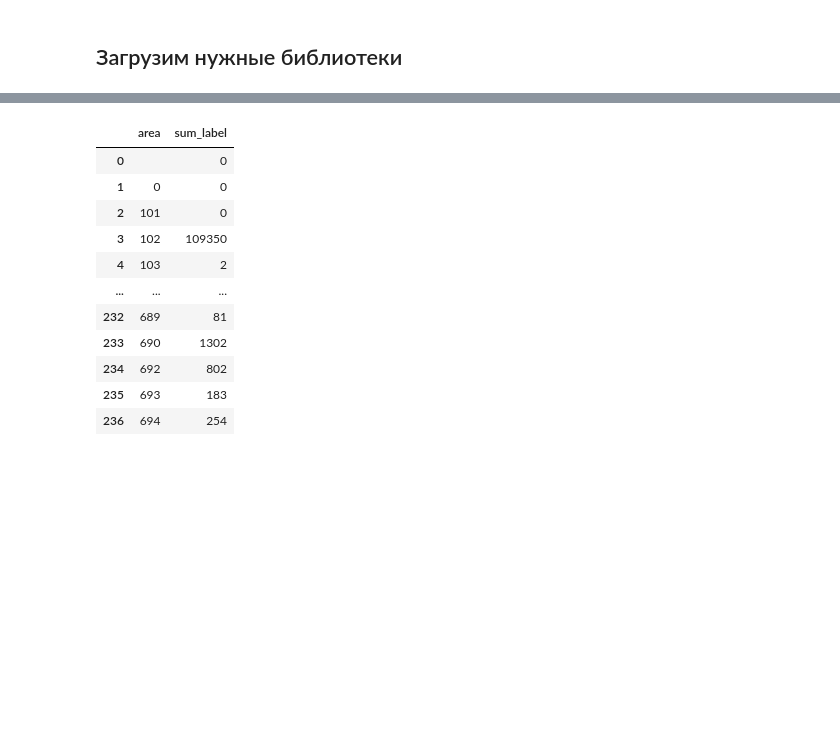
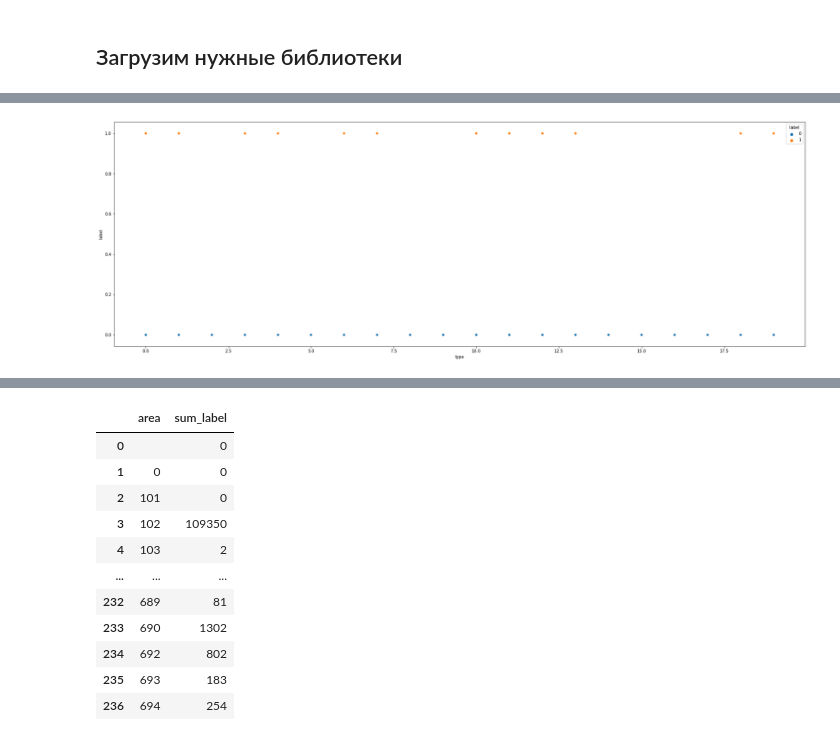
Before and after one commit to genalll/mlsport3, a Jupyter notebook: nero.ipynb, the cells around one changed output, grey strips where cells are left out. Cells and saved outputs as stored; diff of their text form; code cells hidden in the pictures; blank space fills up the shorter version.

```diff
--- a/nero.ipynb
+++ b/nero.ipynb
@@ -103,0 +108,6 @@ df
+# %%
+plt.figure(figsize=(30,10))
+sns.scatterplot(data=df.sample(1000000), x="type", y="label",hue='label')
+plt.show()
+# %% [output]
+[figure, added]
```
Also changed, not shown: parts of 20 cells of this notebook, 8 other files.
